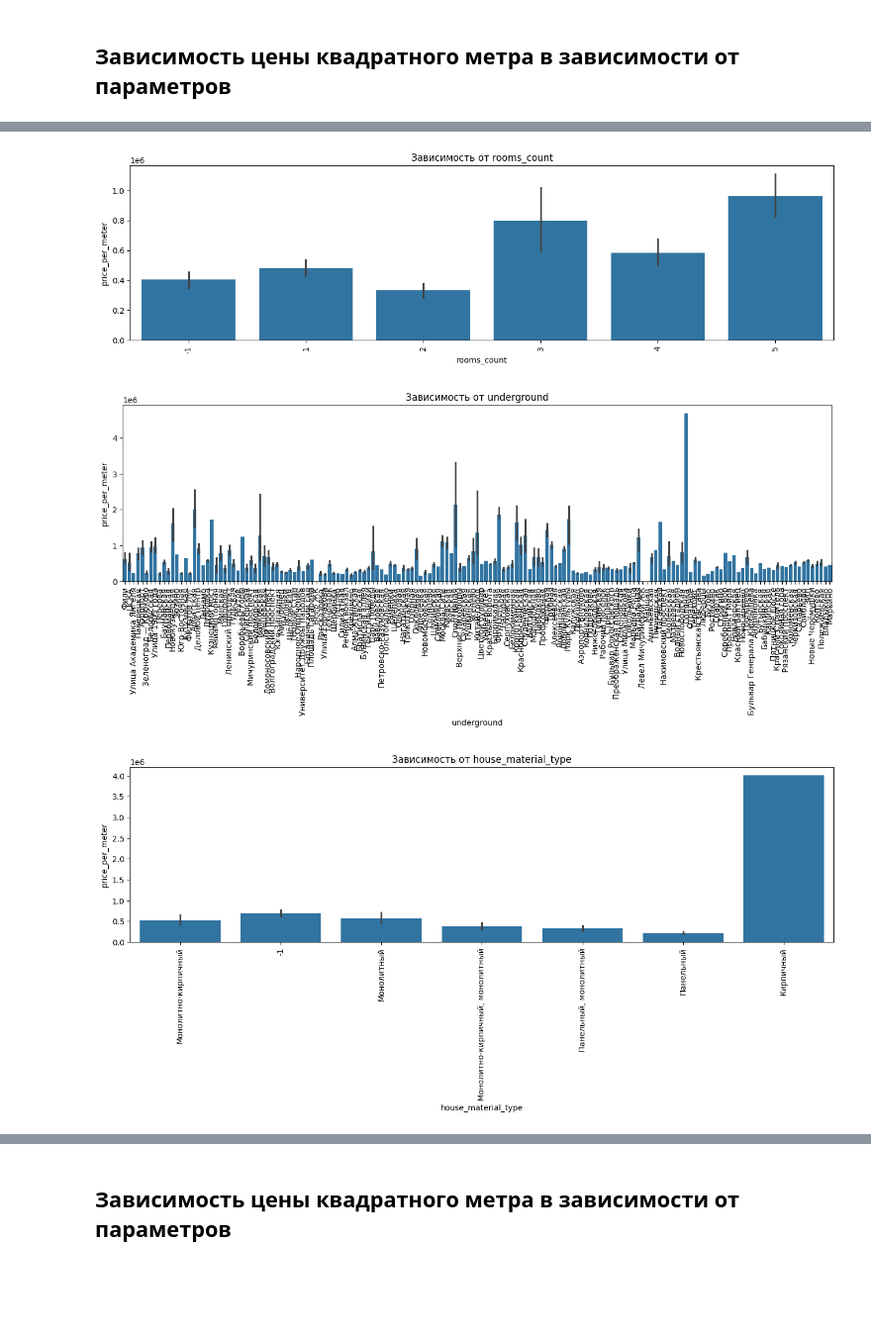
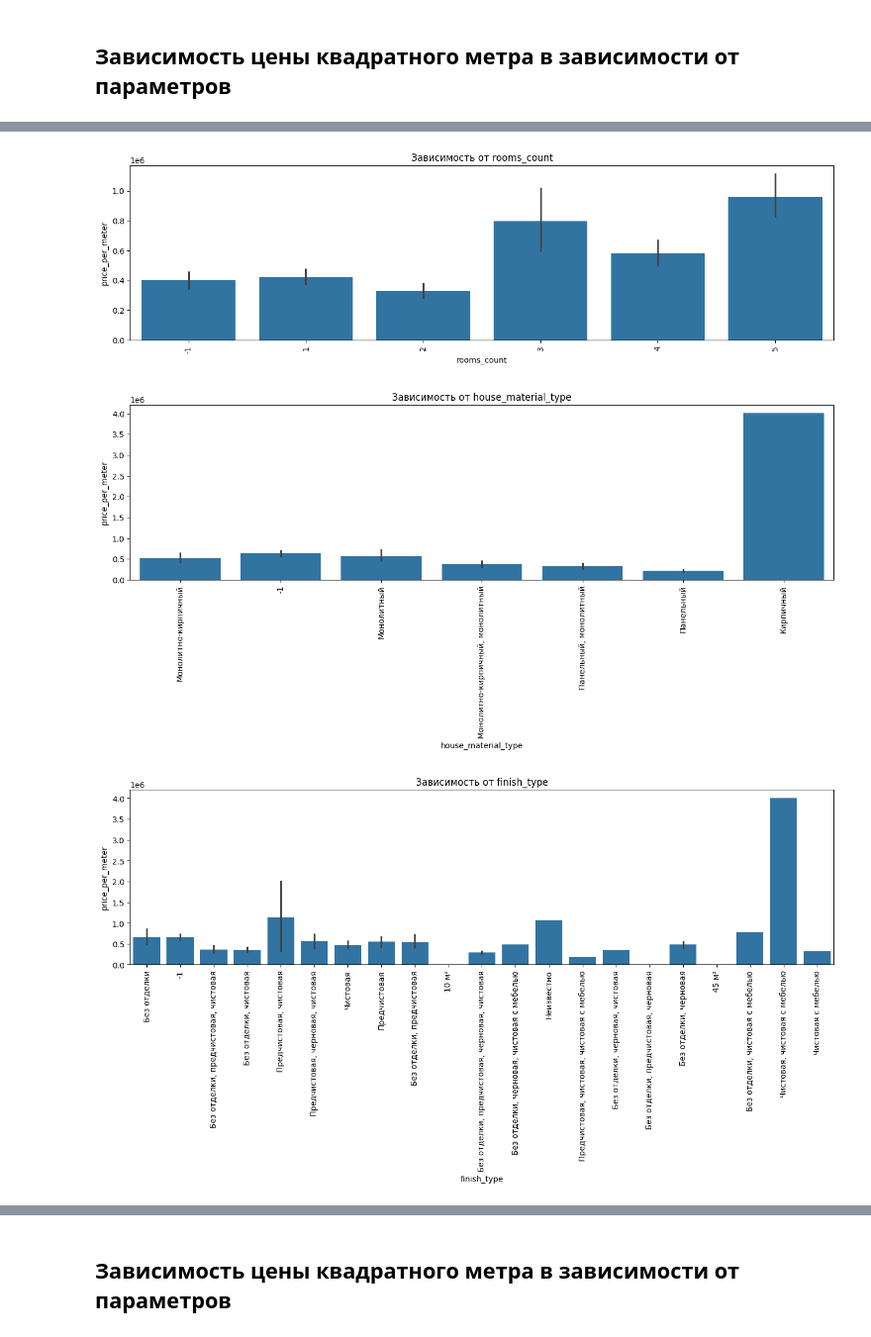
Before and after one commit to kalkulator777/dota3, a Jupyter notebook: analysis.ipynb, the cells around one changed output, grey strips where cells are left out. Shown at 99% size. Saved outputs shown, nothing was run; the diff lists cells and outputs as text; code cells hidden in the pictures; blank space fills up the shorter version.

```diff
--- a/analysis.ipynb
+++ b/analysis.ipynb
@@ -32,16 +32,15 @@ table.head(10000)
 # %% [markdown]
 ## Зависимость цены квадратного метра в зависимости от параметров
 # %%
-import matplotlib.pyplot as plt
+import matplotlib.pyplot as mpl
 import seaborn as sns
-columns_to_plot = ['author_type', 'rooms_count', 'underground', 'house_material_type', 'finish_type']
+columns_to_plot = ['author_type', 'rooms_count', 'house_material_type', 'finish_type']
 for column in columns_to_plot:
-    plt.figure(figsize=(16, 4))
+    mpl.figure(figsize=(16, 4))
     sns.barplot(data=table, x=column, y='price_per_meter')
-    plt.title(f'Зависимость от {column}')
-    plt.xlabel(column)
-    plt.xticks(rotation=90)
-    plt.ylabel('price_per_meter')
-
-    plt.show()
+    mpl.title(f'Зависимость от {column}')
+    mpl.xlabel(column)
+    mpl.xticks(rotation=90)
+    mpl.ylabel('price_per_meter')
+    mpl.show()
 # %% [output]
@@ -49,3 +48,3 @@ for column in columns_to_plot:
-[figure, old version]
+[figure, new version]
-[figure, old version]
+[figure, new version]
-[figure, old version]
+[figure, new version]
```
Also changed, not shown: parts of 4 cells of this notebook, 1 other file.
